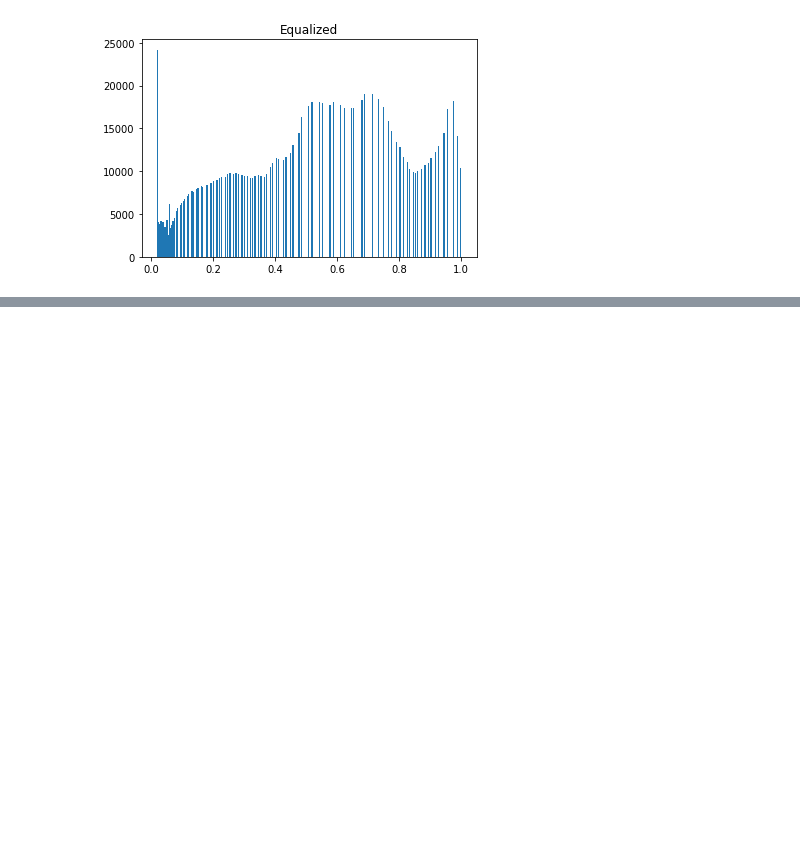
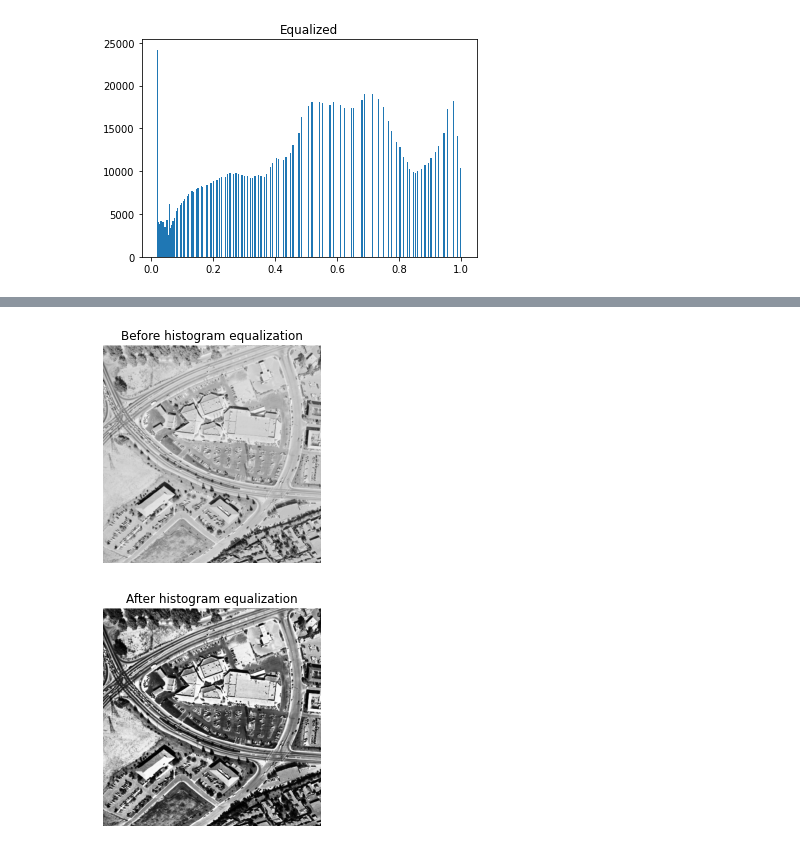
Before and after one commit to sikha2552/Python_ImageProcessing, a Jupyter notebook: Chapter2_Filtering.ipynb, the cells around one changed output, grey strips where cells are left out. Drawn from its saved outputs; the diff is of its cells as text; code cells hidden in the pictures; blank space fills up the shorter version.

```diff
--- a/Chapter2_Filtering.ipynb
+++ b/Chapter2_Filtering.ipynb
@@ -111,0 +120,14 @@ plt.show()
+# %%
+from skimage import exposure
+arial_enhance=exposure.equalize_hist(image_arial)
+plt.imshow(image_arial,cmap='gray')
+plt.title('Before histogram equalization')
+plt.axis('off')
+plt.show()
+plt.imshow(arial_enhance,cmap='gray')
+plt.title('After histogram equalization')
+plt.axis('off')
+plt.show()
+# %% [output]
+[figure, added]
+[figure, added]
```
Also changed, not shown: parts of 2 cells of this notebook.
